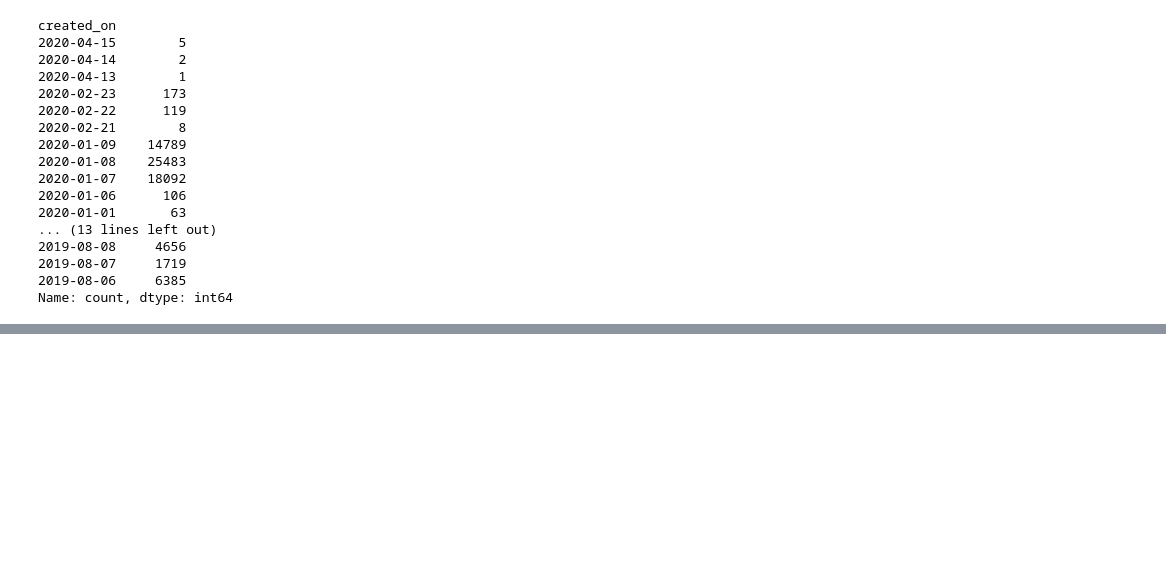
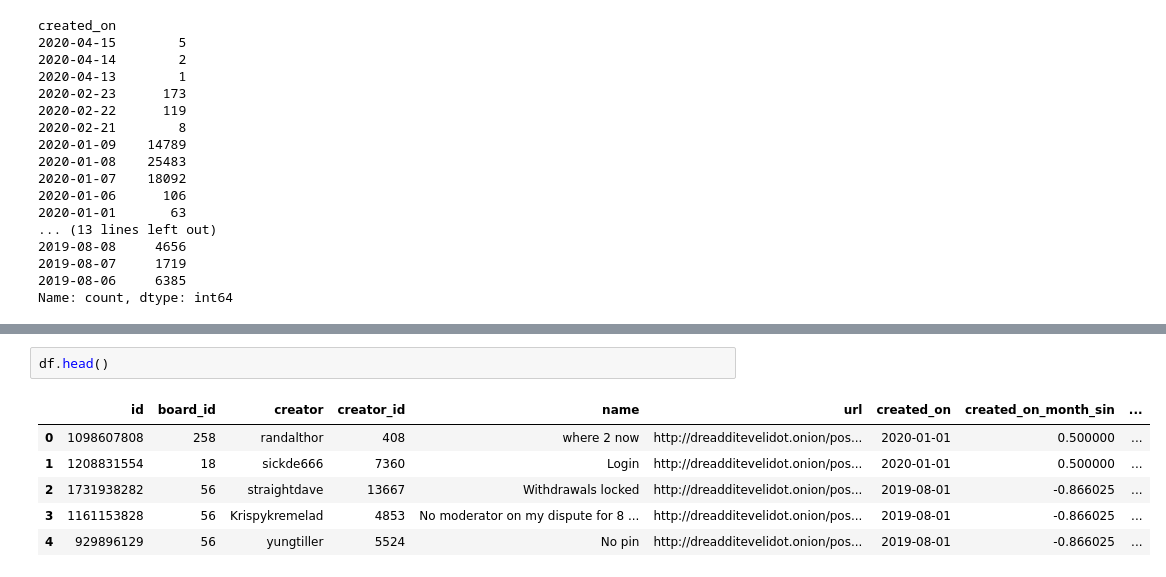
Before and after one commit to D0men1c0/ISSR_Darkweb, a Jupyter notebook: Analyze_files/an_threads.ipynb, the cells around one changed output, grey strips where cells are left out. Drawn from its saved outputs; the diff is of its cells as text; blank space fills up the shorter version.

```diff
--- a/Analyze_files/an_threads.ipynb
+++ b/Analyze_files/an_threads.ipynb
@@ -172,0 +223,9 @@ Name: count, dtype: int64
+# %%
+df.head()
+# %% [output]
+|  | id | board_id | creator | creator_id | name | url | created_on | created_on_month_sin | ... |
+| 0 | 1098607808 | 258 | randalthor | 408 | where 2 now | http://dreadditevelidot.onion/pos... | 2020-01-01 | 0.500000 | ... |
+| 1 | 1208831554 | 18 | sickde666 | 7360 | Login | http://dreadditevelidot.onion/pos... | 2020-01-01 | 0.500000 | ... |
+| 2 | 1731938282 | 56 | straightdave | 13667 | Withdrawals locked | http://dreadditevelidot.onion/pos... | 2019-08-01 | -0.866025 | ... |
+| 3 | 1161153828 | 56 | Krispykremelad | 4853 | No moderator on my dispute for 8 ... | http://dreadditevelidot.onion/pos... | 2019-08-01 | -0.866025 | ... |
+| 4 | 929896129 | 56 | yungtiller | 5524 | No pin | http://dreadditevelidot.onion/pos... | 2019-08-01 | -0.866025 | ... |
```
Also changed, not shown: parts of 8 cells of this notebook, 1 other file.
